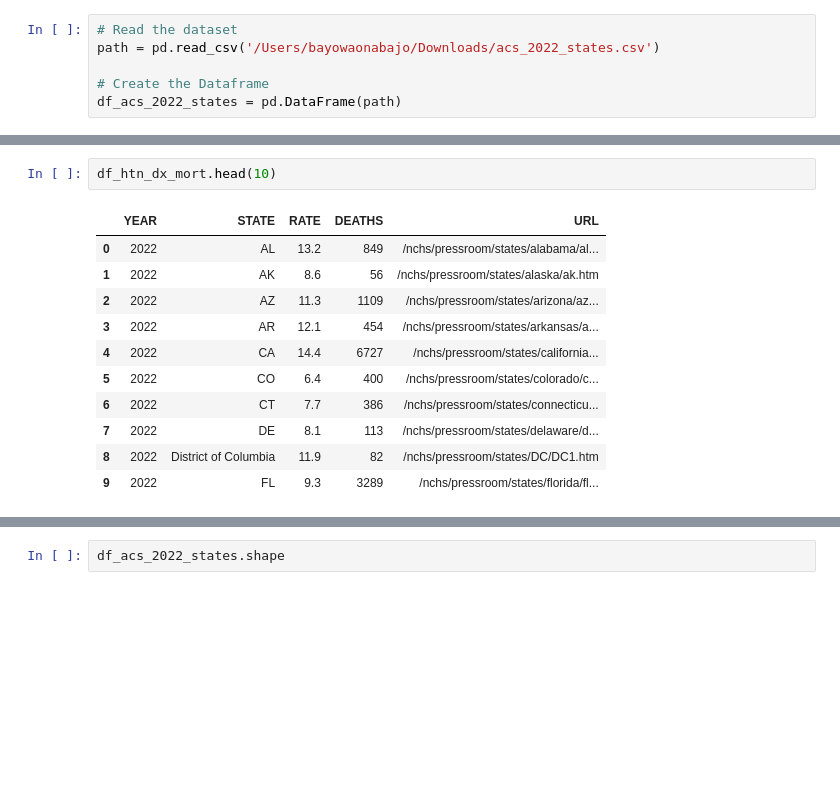
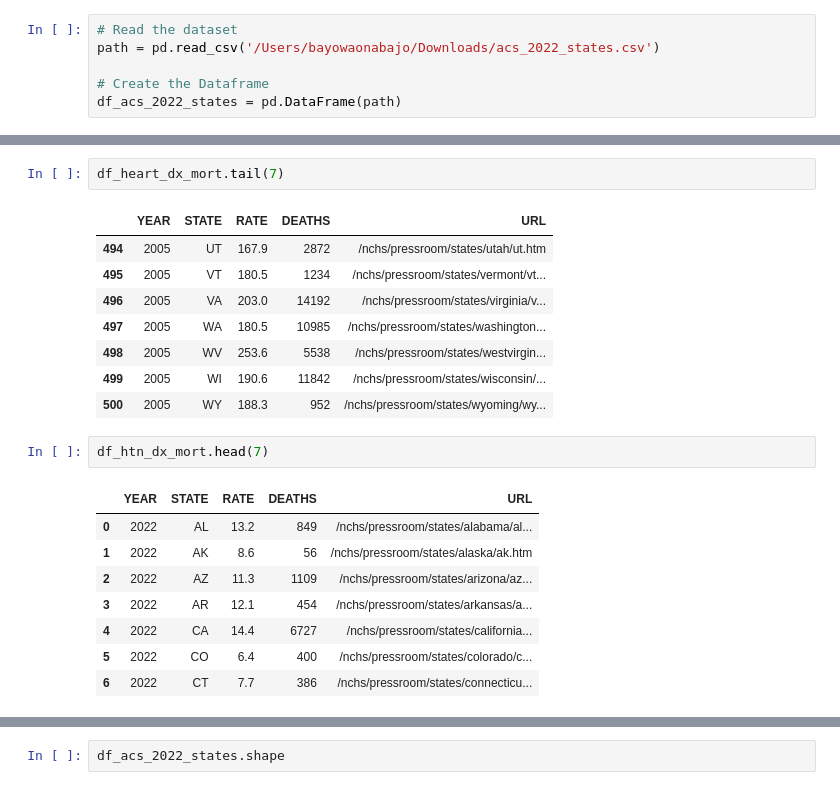
Before and after one commit to Bayowar/CMRPM25Research, a Jupyter notebook: researchpaperdata2_0_0.ipynb, the cells around one changed output, grey strips where cells are left out. Drawn from its saved outputs; the diff is of its cells as text; blank space fills up the shorter version.

```diff
--- a/researchpaperdata2_0_0.ipynb
+++ b/researchpaperdata2_0_0.ipynb
@@ -121,14 +225,22 @@ df_heart_dx_mort.head(10)
+# %%
+df_heart_dx_mort.tail(7)
+# %% [output]
+|  | YEAR | STATE | RATE | DEATHS | URL |
+| 494 | 2005 | UT | 167.9 | 2872 | /nchs/pressroom/states/utah/ut.htm |
+| 495 | 2005 | VT | 180.5 | 1234 | /nchs/pressroom/states/vermont/vt... |
+| 496 | 2005 | VA | 203.0 | 14192 | /nchs/pressroom/states/virginia/v... |
+| 497 | 2005 | WA | 180.5 | 10985 | /nchs/pressroom/states/washington... |
+| 498 | 2005 | WV | 253.6 | 5538 | /nchs/pressroom/states/westvirgin... |
+| 499 | 2005 | WI | 190.6 | 11842 | /nchs/pressroom/states/wisconsin/... |
+| 500 | 2005 | WY | 188.3 | 952 | /nchs/pressroom/states/wyoming/wy... |
 # %%
-df_htn_dx_mort.head(10)
+df_htn_dx_mort.head(7)
 # %% [output]
 |  | YEAR | STATE | RATE | DEATHS | URL |
 | 0 | 2022 | AL | 13.2 | 849 | /nchs/pressroom/states/alabama/al... |
 | 1 | 2022 | AK | 8.6 | 56 | /nchs/pressroom/states/alaska/ak.htm |
 | 2 | 2022 | AZ | 11.3 | 1109 | /nchs/pressroom/states/arizona/az... |
 | 3 | 2022 | AR | 12.1 | 454 | /nchs/pressroom/states/arkansas/a... |
 | 4 | 2022 | CA | 14.4 | 6727 | /nchs/pressroom/states/california... |
 | 5 | 2022 | CO | 6.4 | 400 | /nchs/pressroom/states/colorado/c... |
 | 6 | 2022 | CT | 7.7 | 386 | /nchs/pressroom/states/connecticu... |
-| 7 | 2022 | DE | 8.1 | 113 | /nchs/pressroom/states/delaware/d... |
-| 8 | 2022 | District of Columbia | 11.9 | 82 | /nchs/pressroom/states/DC/DC1.htm |
-| 9 | 2022 | FL | 9.3 | 3289 | /nchs/pressroom/states/florida/fl... |
```
Also changed, not shown: parts of 59 cells of this notebook.
